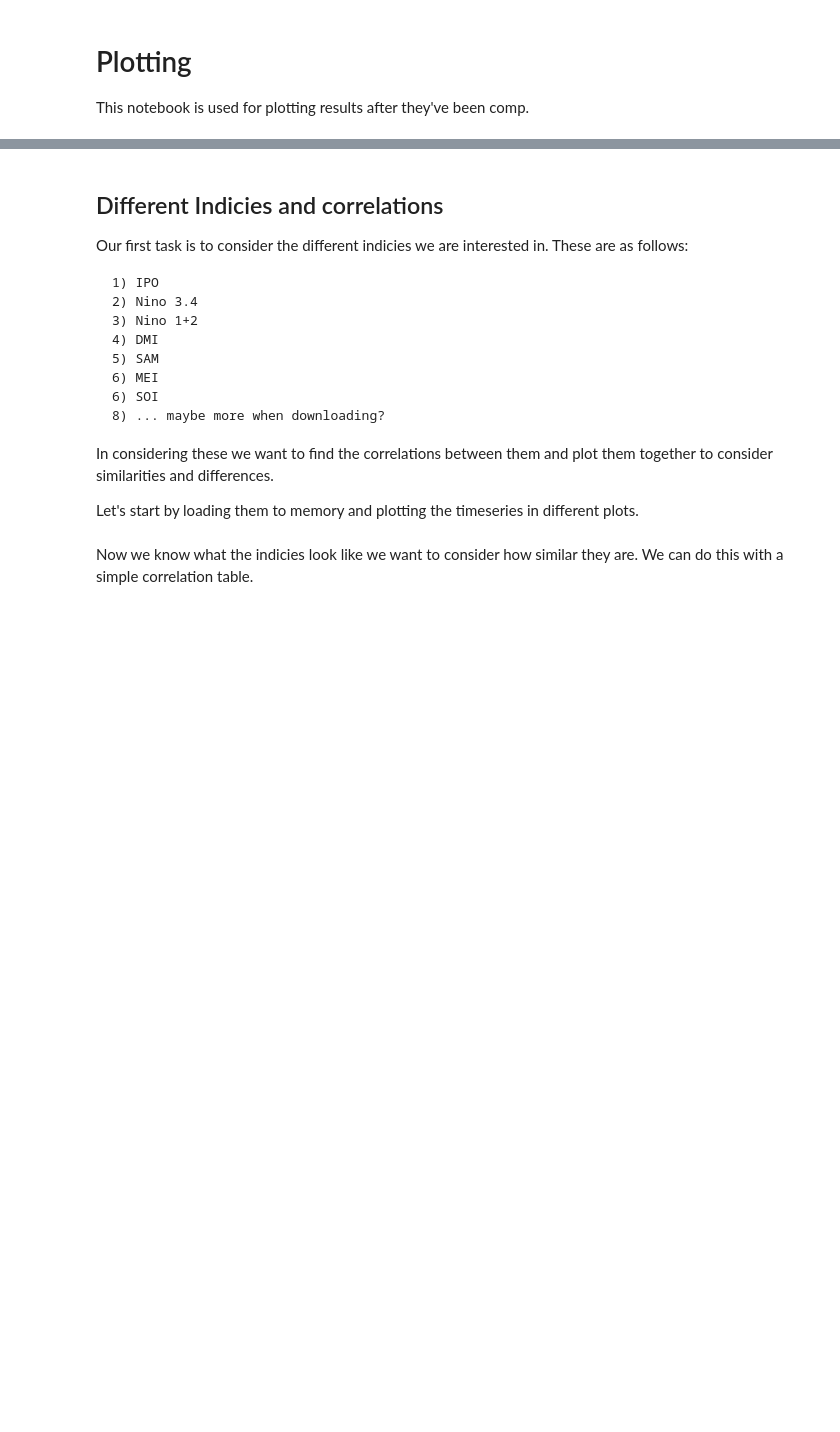
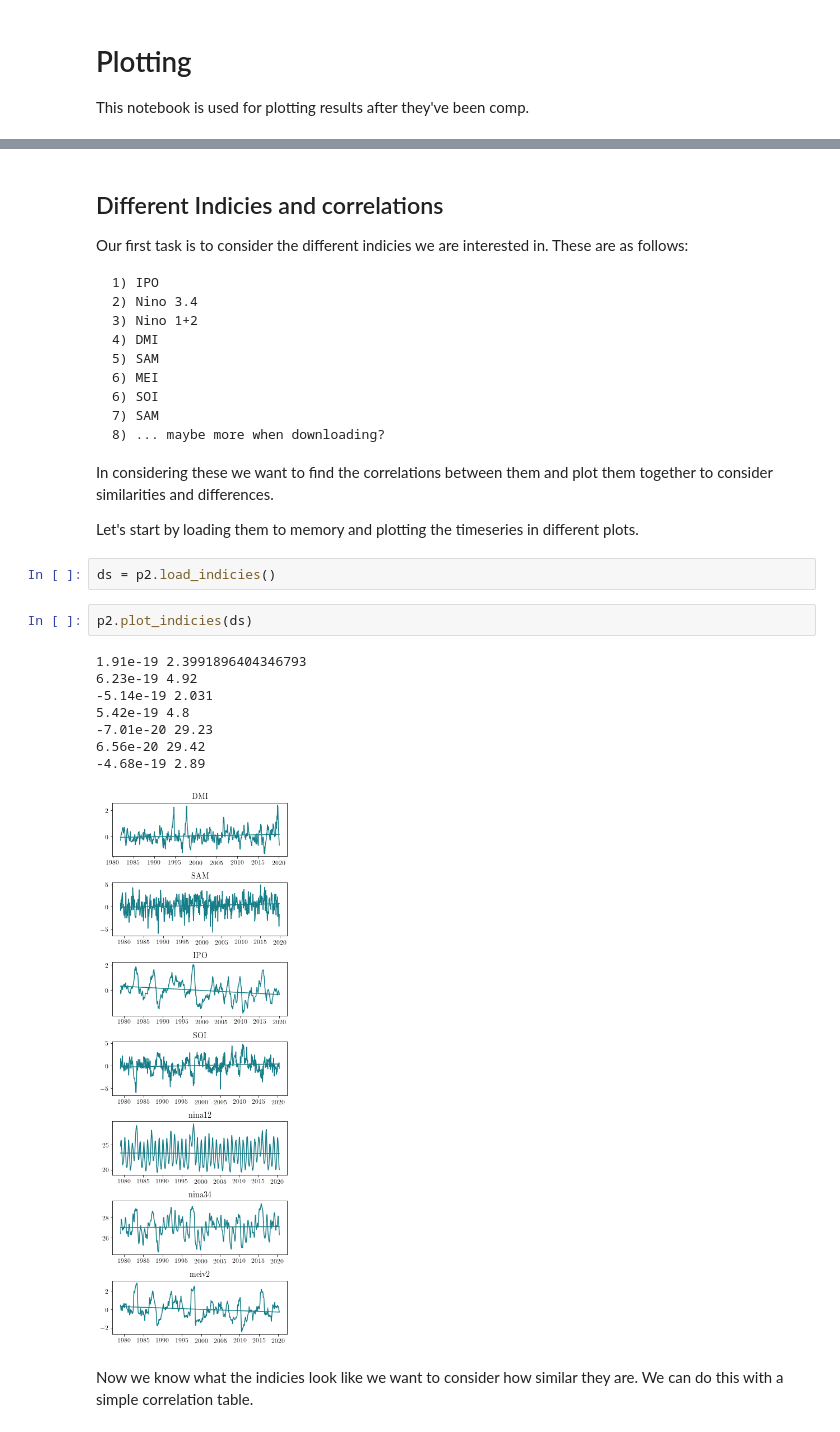
Before and after one commit to hjelleyman/Antarctica-M.1, a Jupyter notebook: Week_0.ipynb, the cells around one changed output, grey strips where cells are left out. Cells and saved outputs as stored; diff of their text form; blank space fills up the shorter version.

```diff
--- a/Week_0.ipynb
+++ b/Week_0.ipynb
@@ -50,10 +57,24 @@ Our first task is to consider the different indicies we are interested in. These
     5) SAM
     6) MEI
     6) SOI
+    7) SAM
     8) ... maybe more when downloading?
 
 In considering these we want to find the correlations between them and plot them together to consider similarities and differences.
 
 Let's start by loading them to memory and plotting the timeseries in different plots.
+# %%
+ds = p2.load_indicies()
+# %%
+p2.plot_indicies(ds)
+# %% [output]
+1.91e-19 2.3991896404346793
+6.23e-19 4.92
+-5.14e-19 2.031
+5.42e-19 4.8
+-7.01e-20 29.23
+6.56e-20 29.42
+-4.68e-19 2.89
+[figure, added]
 # %% [markdown]
 Now we know what the indicies look like we want to consider how similar they are. We can do this with a simple correlation table.
```
Also changed, not shown: parts of 20 cells of this notebook, 8 other files.
